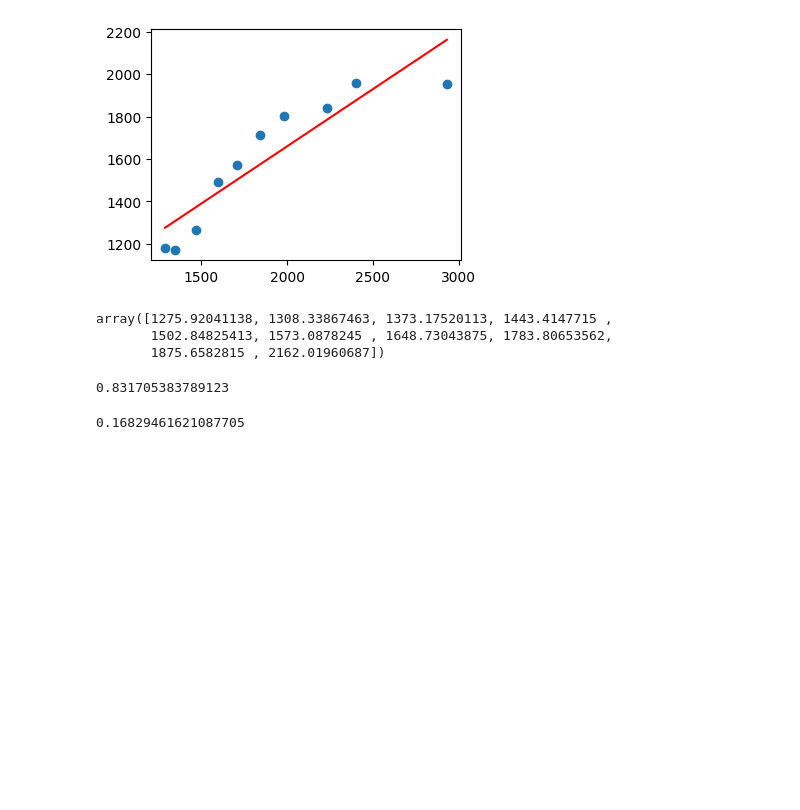
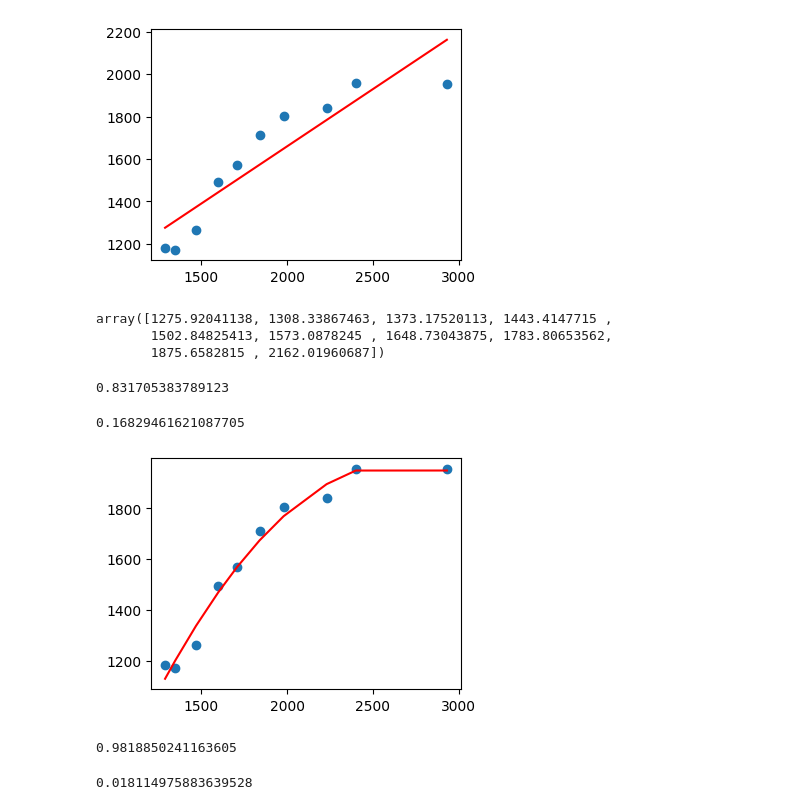
Before and after one commit to GameNPN/KU-Data-Science, a Jupyter notebook: Week 10/Linear Regression 2.ipynb, the cells around one changed output. Drawn from its saved outputs; the diff is of its cells as text; code cells hidden in the pictures; blank space fills up the shorter version.

```diff
--- a/Week 10/Linear Regression 2.ipynb
+++ b/Week 10/Linear Regression 2.ipynb
@@ -95,0 +86,44 @@ err
+# %%
+# เปลี่ยนเป็นอาเส้นโค้งให้มาตรงเพื่อให้ทำนายเยอะขึ้น
+
+#import PolynomialFeatures
+from sklearn.preprocessing import PolynomialFeatures
+
+#set att and label
+att = df[['home_size'] ]
+label = df['kilowatt_hours_per_month']
+
+# set pf and train pf to att_new
+pf = PolynomialFeatures(degree=2)
+pf.fit(att)
+att_new = pf.transform(att)
+
+
+# create model
+model = LinearRegression()
+
+# train model
+model.fit(att_new,label)
+
+# set ans
+ans = model.predict(att_new)
+
+# Plot
+plt.figure(figsize=[4,3])
+plt.scatter(df['home_size'],df['kilowatt_hours_per_month'])
+plt.plot(att,ans,c='r')
+plt.show()
+# %% [output]
+[figure, added]
+# %%
+# ค่าความแม่นยำ
+score = model.score(att_new , label)
+score
+# %% [output]
+0.9818850241163605
+# %%
+# ค่าความคลาดเคลื่อน
+err = 1 - score
+err
+# %% [output]
+0.018114975883639528
```
Also changed, not shown: parts of 3 cells of this notebook, 3 other files.
